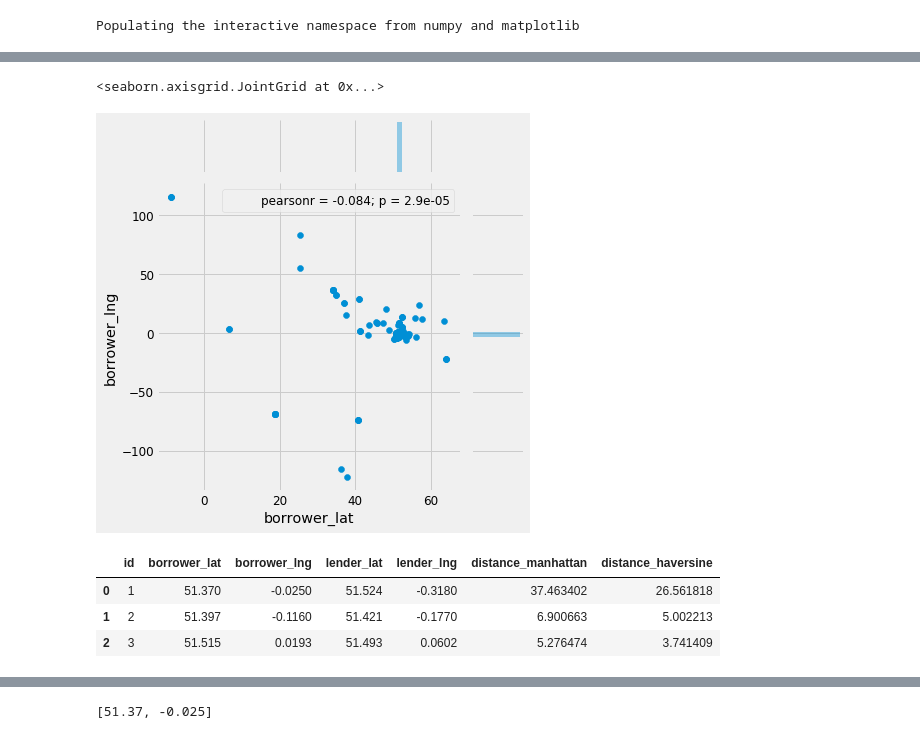
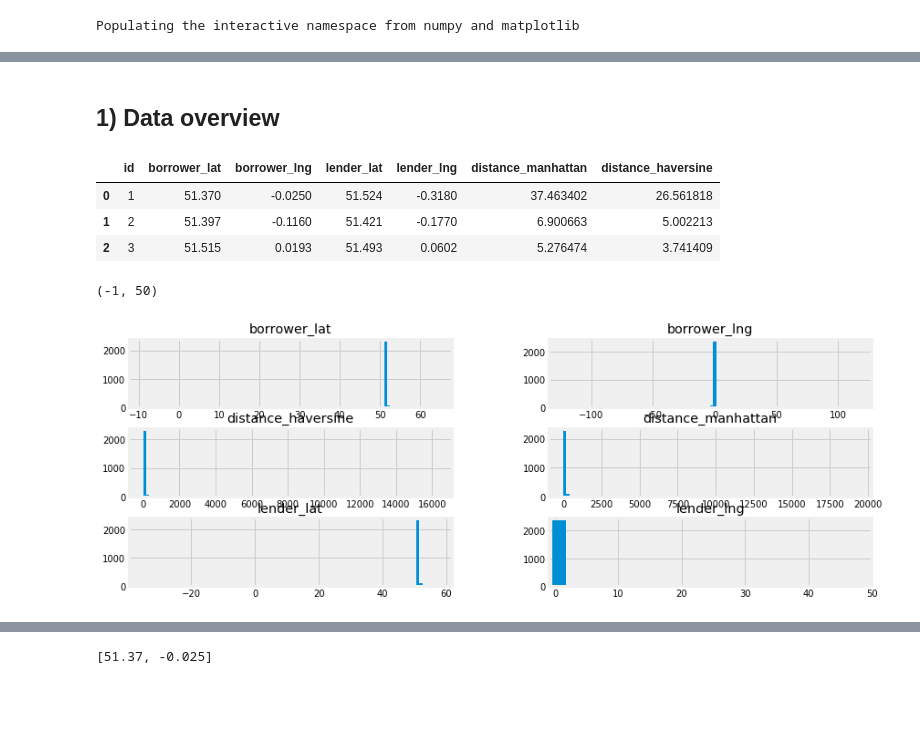
Before and after one commit to yennanliu/web_scraping, a Jupyter notebook: carandclassic/analysis/Rental_Location_EDA.ipynb, the cells around one changed output, grey strips where cells are left out. Saved outputs shown, nothing was run; the diff lists cells and outputs as text; code cells hidden in the pictures; blank space fills up the shorter version.

```diff
--- a/carandclassic/analysis/Rental_Location_EDA.ipynb
+++ b/carandclassic/analysis/Rental_Location_EDA.ipynb
@@ -103,10 +93,5 @@ sns.jointplot(x="distance_manhattan", y="distance_haversine",
-# %%
-
-sns.jointplot(x="borrower_lat", y="borrower_lng",
-              data=df)
-# %% [output]
-<seaborn.axisgrid.JointGrid at 0x...>
-[figure, removed]
+# %% [markdown]
+## 1) Data overview
 # %%
 df.head(3)
 # %% [output]
@@ -114,3 +99,10 @@ df.head(3)
 | 0 | 1 | 51.370 | -0.0250 | 51.524 | -0.3180 | 37.463402 | 26.561818 |
 | 1 | 2 | 51.397 | -0.1160 | 51.421 | -0.1770 | 6.900663 | 5.002213 |
 | 2 | 3 | 51.515 | 0.0193 | 51.493 | 0.0602 | 5.276474 | 3.741409 |
+# %%
+# hist of all cols
+df.iloc[:,1:].hist(bins=100,figsize=(13,5))
+plt.xlim(-1,50)
+# %% [output]
+(-1, 50)
+[figure, added]
```
Also changed, not shown: parts of 13 cells of this notebook.
